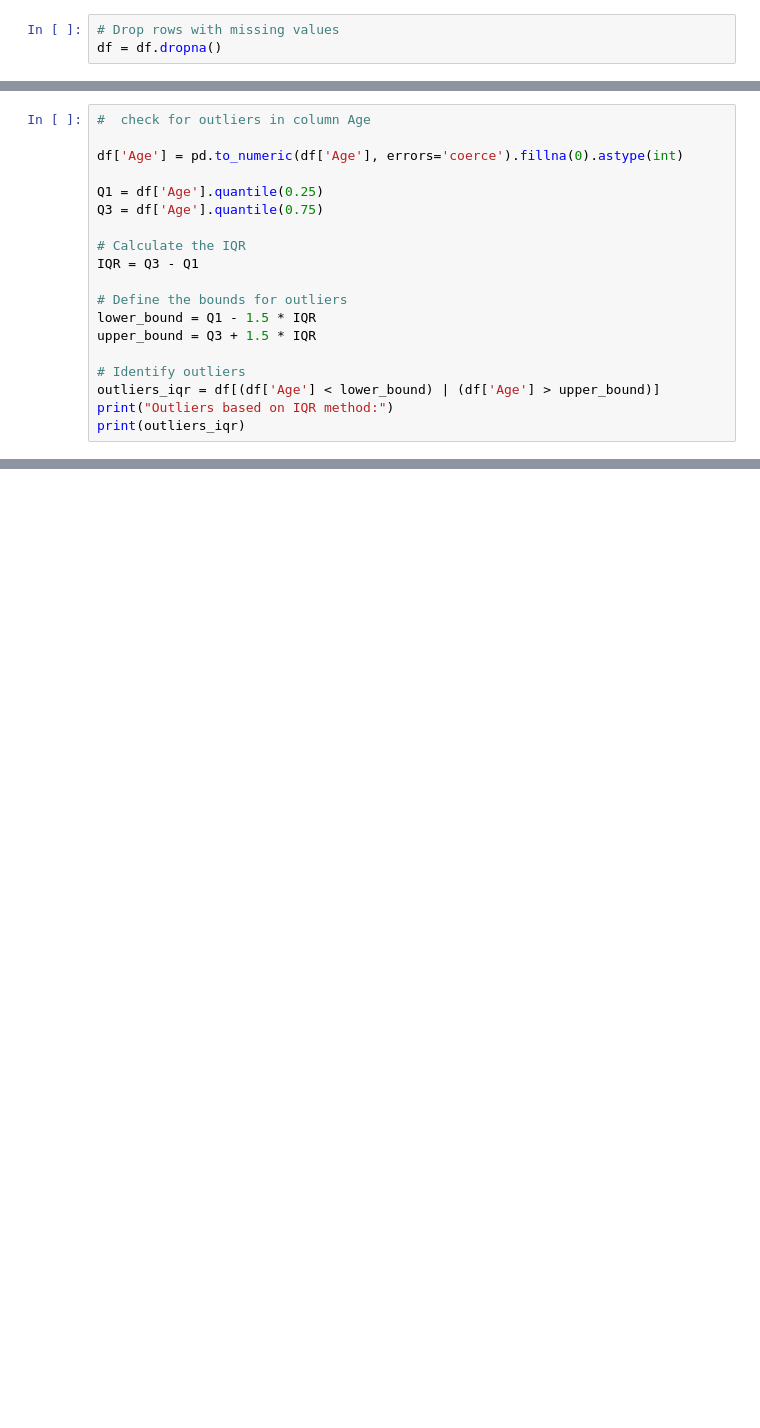
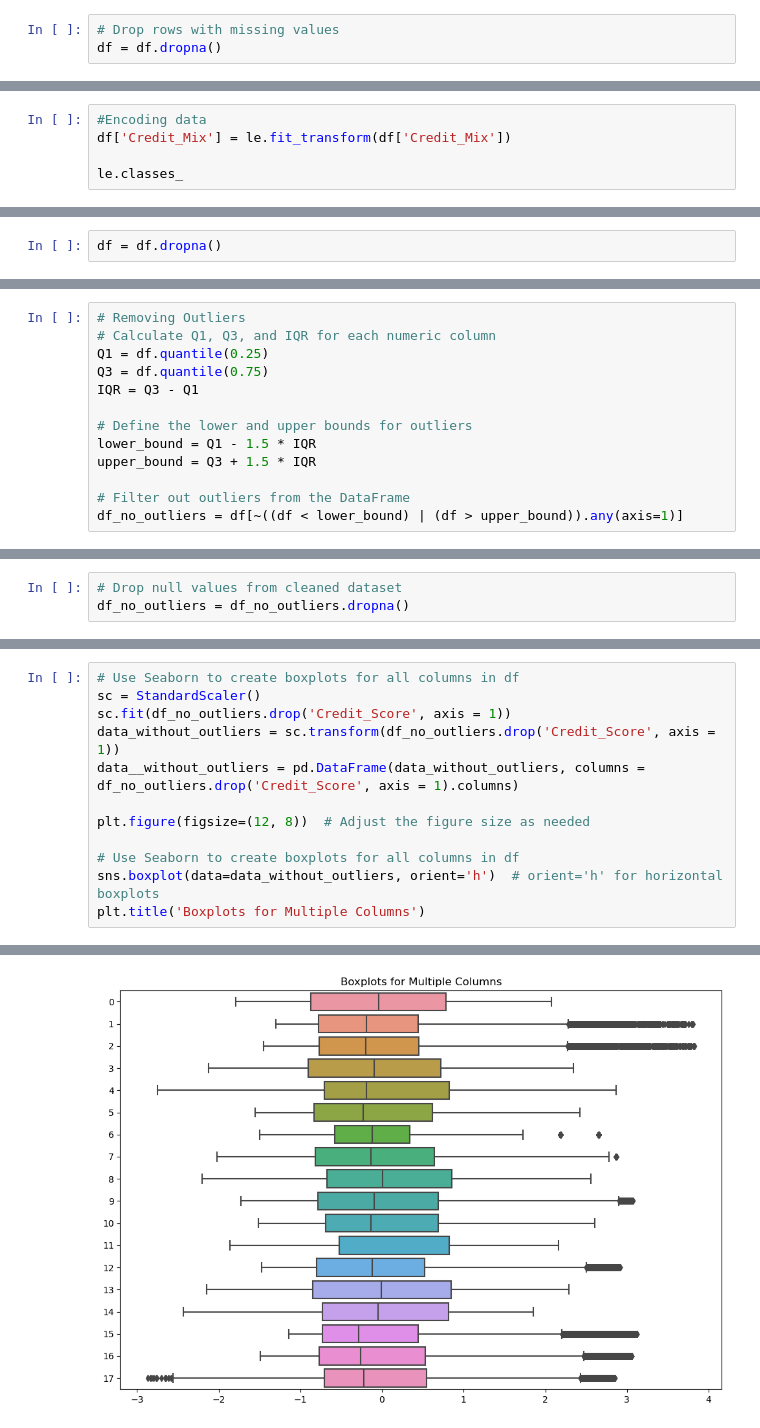
Before and after one commit to spoudel977/project4, a Jupyter notebook: credit_risk_ml_analysis.ipynb, the cells around one changed output, grey strips where cells are left out. Saved outputs shown, nothing was run; the diff lists cells and outputs as text; blank space fills up the shorter version.

```diff
--- a/credit_risk_ml_analysis.ipynb
+++ b/credit_risk_ml_analysis.ipynb
@@ -118,0 +254,5 @@ dtype: object
+# %%
+#Encoding data
+df['Credit_Mix'] = le.fit_transform(df['Credit_Mix'])
+
+le.classes_
@@ -118,0 +278,2 @@ dtype: object
+# %%
+df = df.dropna()
@@ -119,19 +301,13 @@ dtype: object
 # %%
-#  check for outliers in column Age
-
-df['Age'] = pd.to_numeric(df['Age'], errors='coerce').fillna(0).astype(int)
-
-Q1 = df['Age'].quantile(0.25)
-Q3 = df['Age'].quantile(0.75)
-
-# Calculate the IQR
+# Removing Outliers
+# Calculate Q1, Q3, and IQR for each numeric column
+Q1 = df.quantile(0.25)
+Q3 = df.quantile(0.75)
 IQR = Q3 - Q1
 
-# Define the bounds for outliers
+# Define the lower and upper bounds for outliers
 lower_bound = Q1 - 1.5 * IQR
 upper_bound = Q3 + 1.5 * IQR
 
-# Identify outliers
-outliers_iqr = df[(df['Age'] < lower_bound) | (df['Age'] > upper_bound)]
-print("Outliers based on IQR method:")
-print(outliers_iqr)
+# Filter out outliers from the DataFrame
+df_no_outliers = df[~((df < lower_bound) | (df > upper_bound)).any(axis=1)]
@@ -228,0 +330,3 @@ df.head()
+# %%
+# Drop null values from cleaned dataset
+df_no_outliers = df_no_outliers.dropna()
@@ -228,0 +502,13 @@ df.head()
+# %%
+# Use Seaborn to create boxplots for all columns in df
+sc = StandardScaler()
+sc.fit(df_no_outliers.drop('Credit_Score', axis = 1))
+data_without_outliers = sc.transform(df_no_outliers.drop('Credit_Score', axis = 1))
+data__without_outliers = pd.DataFrame(data_without_outliers, columns = df_no_outliers.drop('Credit_Score', axis = 1).columns)
+
+plt.figure(figsize=(12, 8))  # Adjust the figure size as needed
+
+# Use Seaborn to create boxplots for all columns in df
+sns.boxplot(data=data_without_outliers, orient='h')  # orient='h' for horizontal boxplots
+plt.title('Boxplots for Multiple Columns')
+# %% [output]
@@ -228,0 +516 @@ df.head()
+[figure, added]
```
Also changed, not shown: parts of 42 cells of this notebook, 4 other files.
